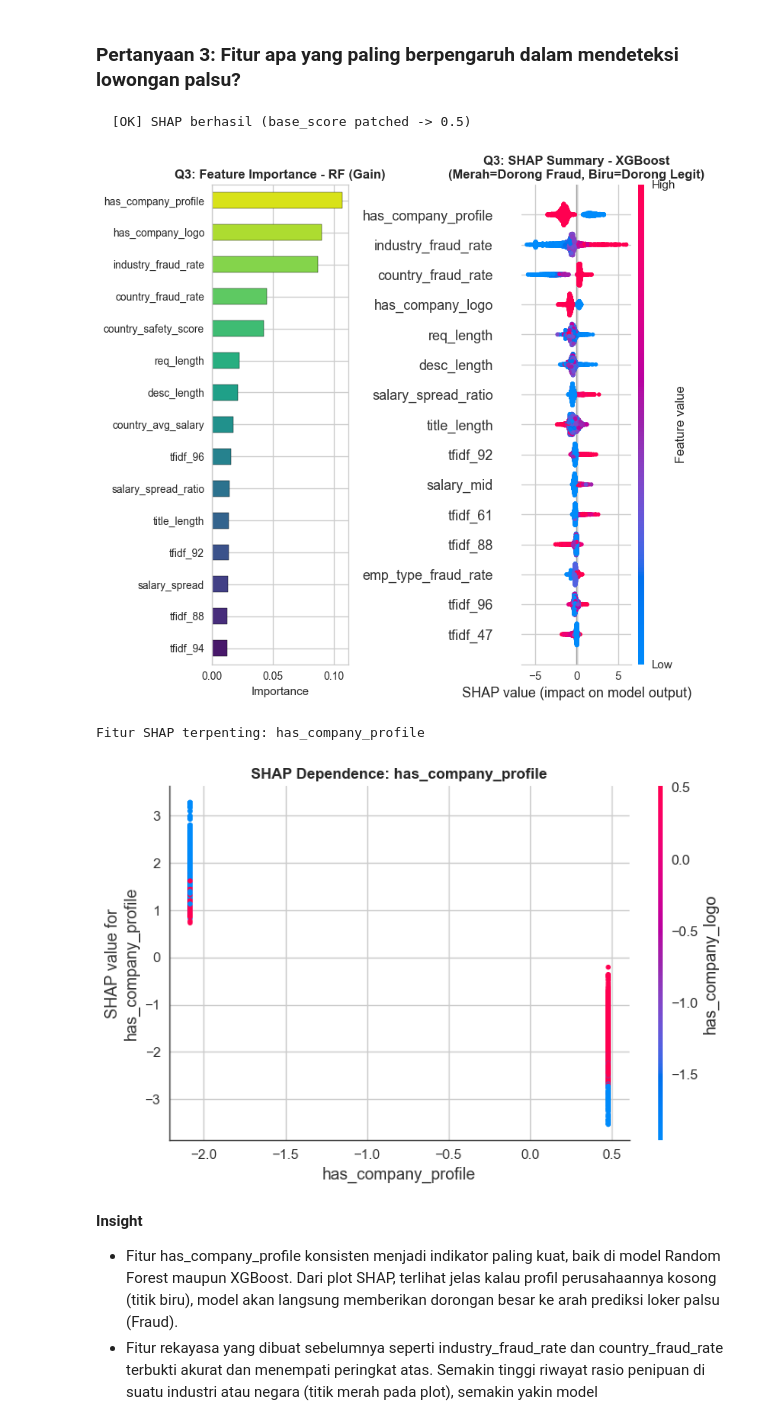
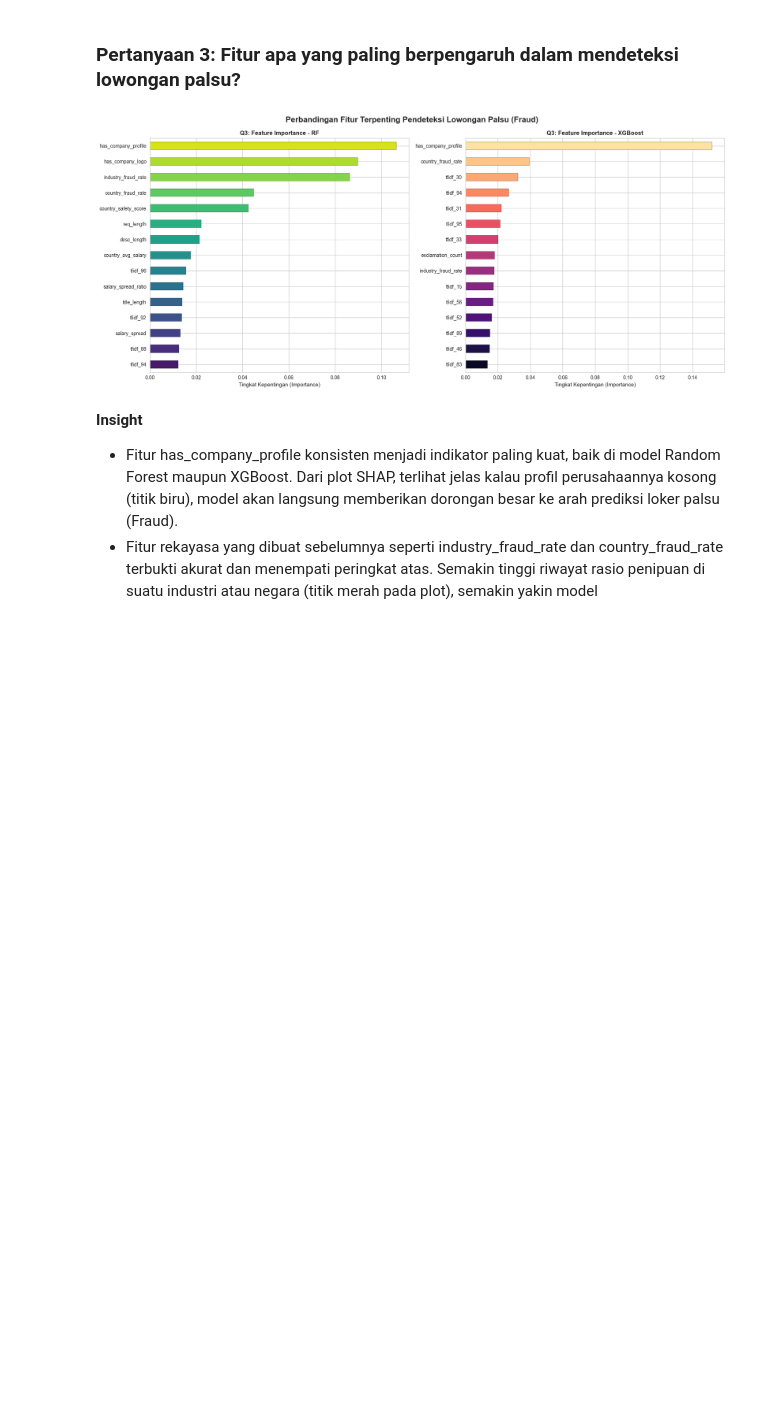
Before and after one commit to EMIGRIA/Team-DS, a Jupyter notebook: notebook.ipynb, the cells around one changed output. Cells and saved outputs as stored; diff of their text form; code cells hidden in the pictures; blank space fills up the shorter version.

```diff
--- a/notebook.ipynb
+++ b/notebook.ipynb
@@ -354,6 +414,9 @@ def create_features(X_data, X_train_ref, y_train_ref):
     tfidf_feat = tfidf.transform(X_out['description']).toarray()
     tfidf_cols = [f'tfidf_{i}' for i in range(100)]
     tfidf_df   = pd.DataFrame(tfidf_feat, columns=tfidf_cols, index=X_out.index)
+    old_tfidf_cols = [c for c in X_out.columns if c.startswith('tfidf_')]
+    if old_tfidf_cols:
+        X_out = X_out.drop(columns=old_tfidf_cols)
     X_out      = pd.concat([X_out, tfidf_df], axis=1)
 
     FEATURES_LIST = [
@@ -605,63 +668,25 @@ fraudulent
 # %%
 fig, axes = plt.subplots(1, 2, figsize=(18, 8))
 
-# Gain-based feature importance untuk RF (subplot kiri)
+# 1. Gain-based feature importance untuk Random Forest (Kiri)
 imp_rf = pd.Series(best_rf.feature_importances_, index=FEATURES).sort_values(ascending=True)
 imp_rf.tail(15).plot(kind='barh', ax=axes[0],
                      color=sns.color_palette('viridis', 15), edgecolor='black')
-axes[0].set_title('Q3: Feature Importance - RF (Gain)', fontweight='bold')
-axes[0].set_xlabel('Importance')
+axes[0].set_title('Q3: Feature Importance - RF', fontweight='bold')
+axes[0].set_xlabel('Tingkat Kepentingan (Importance)')
 
-def _get_shap_safe_explainer(xgb_clf):
-    booster  = xgb_clf.get_booster()
-    cfg_str  = booster.save_config()
-    cfg_dict = _json.loads(cfg_str)
+# 2. Gain-based feature importance untuk XGBoost (Kanan)
+imp_xgb = pd.Series(best_xgb.feature_importances_, index=FEATURES).sort_values(ascending=True)
+imp_xgb.tail(15).plot(kind='barh', ax=axes[1],
+                      color=sns.color_palette('magma', 15), edgecolor='black')
+axes[1].set_title('Q3: Feature Importance - XGBoost', fontweight='bold')
+axes[1].set_xlabel('Tingkat Kepentingan (Importance)')
 
-    raw_bs = cfg_dict['learner']['learner_model_param']['base_score']
-    clean_bs = float(str(raw_bs).strip('[]'))
-    booster.set_param('base_score', clean_bs)
-
-    return shap.TreeExplainer(booster), clean_bs
-
-plt.sca(axes[1])
-shap_values   = None
-use_shap      = False
-try:
-    explainer, bs = _get_shap_safe_explainer(best_xgb)
-    shap_values   = explainer.shap_values(X_test)
-    shap.summary_plot(shap_values, X_test, feature_names=FEATURES,
-                      max_display=15, show=False)
-    axes[1].set_title('Q3: SHAP Summary - XGBoost\n(Merah=Dorong Fraud, Biru=Dorong Legit)',
-                      fontweight='bold')
-    use_shap = True
-    print(f"  [OK] SHAP berhasil (base_score patched -> {bs})")
-except Exception as e:
-    print(f"  [WARN] SHAP gagal ({e}). Fallback ke XGBoost feature gain.")
-    imp_xgb = pd.Series(best_xgb.feature_importances_,
-                        index=FEATURES).sort_values(ascending=True)
-    imp_xgb.tail(15).plot(kind='barh', ax=axes[1],
-                          color=sns.color_palette('magma', 15), edgecolor='black')
-    axes[1].set_title('Q3: Feature Importance - XGBoost (Gain)\n[SHAP fallback]',
-                      fontweight='bold')
-    axes[1].set_xlabel('Importance')
-
-plt.tight_layout(); plt.show()
-
-# SHAP dependence plot untuk fitur terpenting (hanya jika SHAP berhasil)
-if use_shap and shap_values is not None:
-    top_shap_feat = pd.Series(
-        np.abs(shap_values).mean(axis=0), index=FEATURES
-    ).sort_values(ascending=False).index[0]
-    print(f"Fitur SHAP terpenting: {top_shap_feat}")
-    shap.dependence_plot(top_shap_feat, shap_values, X_test,
-                         feature_names=FEATURES, show=False)
-    plt.title(f'SHAP Dependence: {top_shap_feat}', fontweight='bold')
-    plt.tight_layout(); plt.show()
+plt.suptitle('Perbandingan Fitur Terpenting Pendeteksi Lowongan Palsu (Fraud)', fontsize=16, fontweight='bold')
+plt.tight_layout()
+plt.show()
 # %% [output]
-  [OK] SHAP berhasil (base_score patched -> 0.5)
-[figure, old version]
+[figure, new version]
-Fitur SHAP terpenting: has_company_profile
-[figure, removed]
 # %% [markdown]
 **Insight**
 - Fitur has_company_profile konsisten menjadi indikator paling kuat, baik di model Random Forest maupun XGBoost. Dari plot SHAP, terlihat jelas kalau profil perusahaannya kosong (titik biru), model akan langsung memberikan dorongan besar ke arah prediksi loker palsu (Fraud).
```
Also changed, not shown: parts of 8 cells of this notebook.
